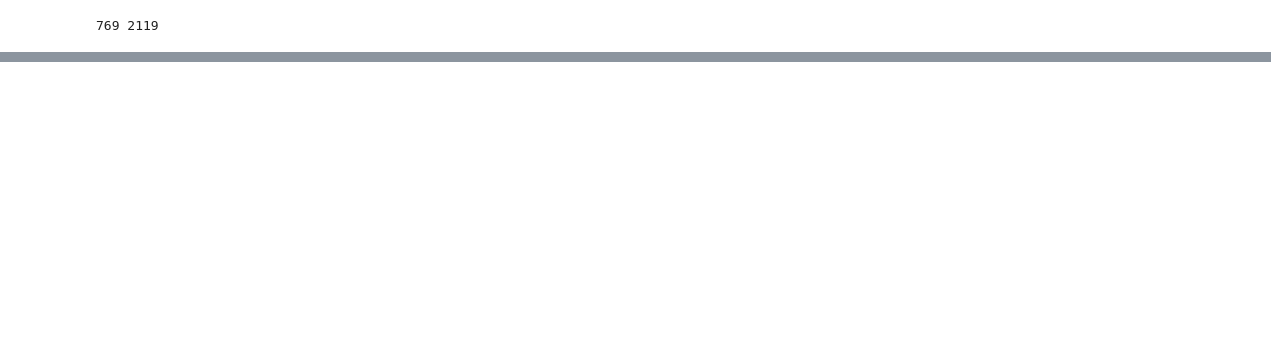
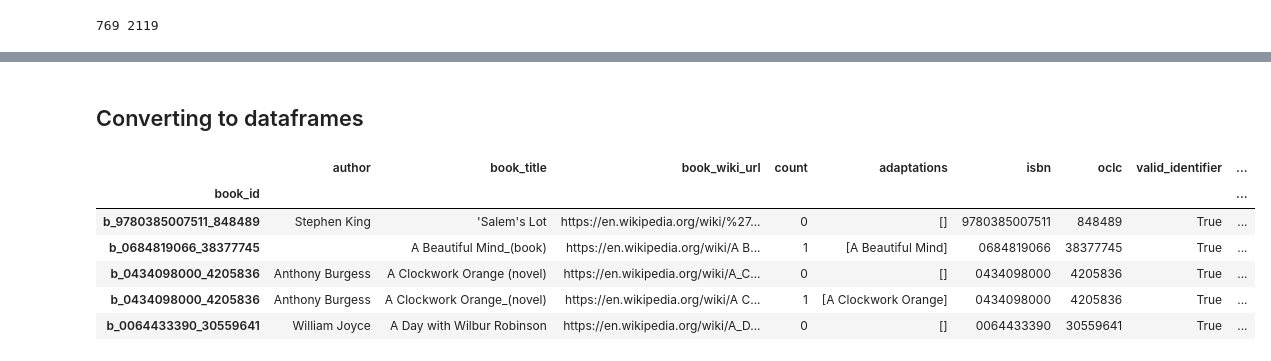
Before and after one commit to chanvarma/chanvarma-thinkful, a Jupyter notebook: capstones/cap1/capstone1_preprocessing_final.ipynb, the cells around one changed output, grey strips where cells are left out. Saved outputs shown, nothing was run; the diff lists cells and outputs as text; code cells hidden in the pictures; blank space fills up the shorter version.

Commit message:
data munging complete

```diff
--- a/capstones/cap1/capstone1_preprocessing_final.ipynb
+++ b/capstones/cap1/capstone1_preprocessing_final.ipynb
@@ -14,4 +19,8 @@ OMBD_API_KEY = '2cb213a7'
 
 from xml.parsers.expat import ExpatError  #For error handling while working with links
 import socket
+# %%
+pd.set_option('display.max_rows', 100)
+pd.set_option('display.max_columns', 100)
+pd.set_option('display.width', 1000)
 # %% [markdown]
@@ -1019,0 +1113,14 @@ book_movie_dict['A Clockwork Orange_(novel)']
+# %% [markdown]
+## Converting to dataframes
+# %%
+book_movie = pd.DataFrame.from_dict(data = book_movie_dict, orient='index')
+book_movie.set_index('book_id', inplace = True)
+book_movie.head()
+# %% [output]
+|  | author | book_title | book_wiki_url | count | adaptations | isbn | oclc | valid_identifier | ... |
+| book_id |  |  |  |  |  |  |  |  | ... |
+| b_9780385007511_848489 | Stephen King | 'Salem's Lot | https://en.wikipedia.org/wiki/%27... | 0 | [] | 9780385007511 | 848489 | True | ... |
+| b_0684819066_38377745 |  | A Beautiful Mind_(book) | https://en.wikipedia.org/wiki/A B... | 1 | [A Beautiful Mind] | 0684819066 | 38377745 | True | ... |
+| b_0434098000_4205836 | Anthony Burgess | A Clockwork Orange (novel) | https://en.wikipedia.org/wiki/A_C... | 0 | [] | 0434098000 | 4205836 | True | ... |
+| b_0434098000_4205836 | Anthony Burgess | A Clockwork Orange_(novel) | https://en.wikipedia.org/wiki/A C... | 1 | [A Clockwork Orange] | 0434098000 | 4205836 | True | ... |
+| b_0064433390_30559641 | William Joyce | A Day with Wilbur Robinson | https://en.wikipedia.org/wiki/A_D... | 0 | [] | 0064433390 | 30559641 | True | ... |
```
Also changed, not shown: parts of 58 cells of this notebook, 4 other files.
